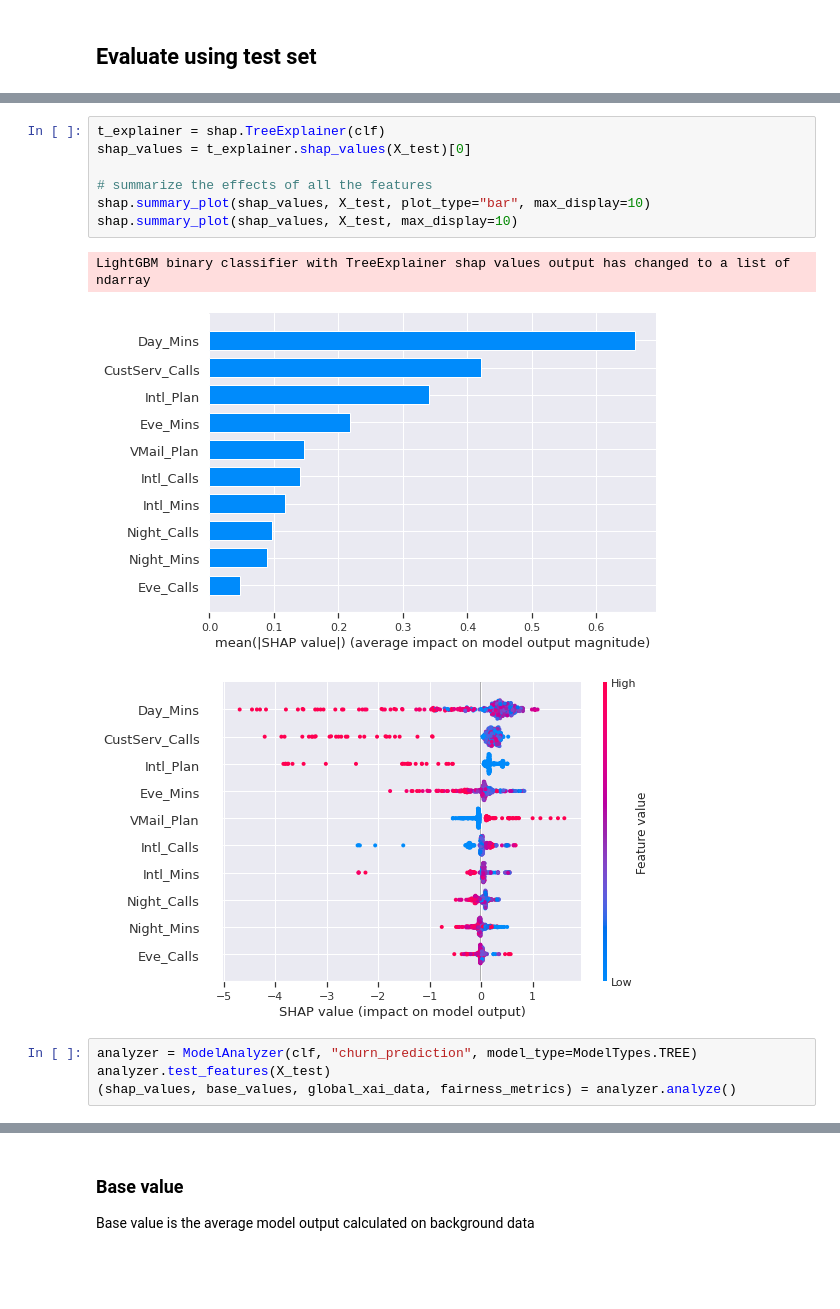
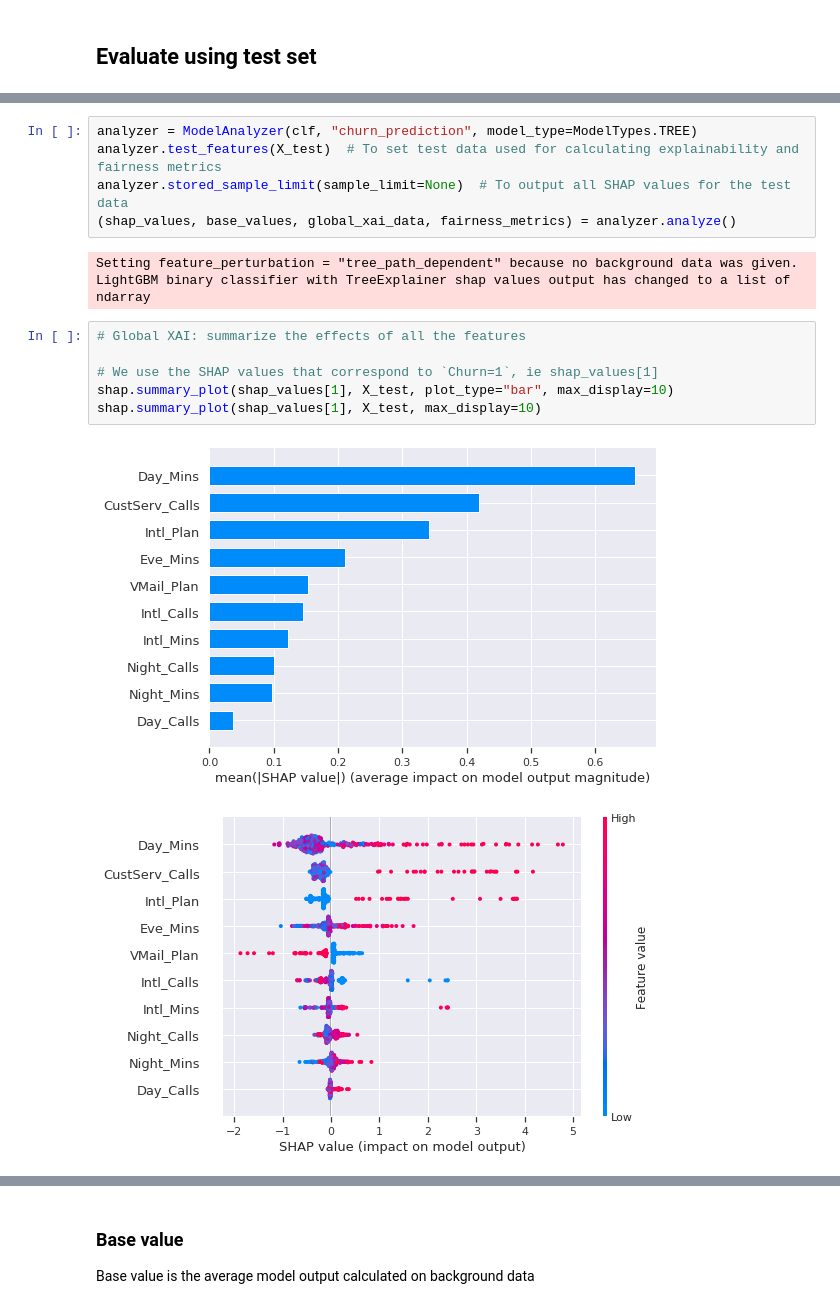
Before and after one commit to basisai/churn_prediction, a Jupyter notebook: doc/churn_prediction.ipynb, the cells around one changed output, grey strips where cells are left out. Cells and saved outputs as stored; diff of their text form; blank space fills up the shorter version.

```diff
--- a/doc/churn_prediction.ipynb
+++ b/doc/churn_prediction.ipynb
@@ -221,16 +236,18 @@ plt.show()
+# %%
+analyzer = ModelAnalyzer(clf, "churn_prediction", model_type=ModelTypes.TREE)
+analyzer.test_features(X_test)  # To set test data used for calculating explainability and fairness metrics
+analyzer.stored_sample_limit(sample_limit=None)  # To output all SHAP values for the test data
+(shap_values, base_values, global_xai_data, fairness_metrics) = analyzer.analyze()
+# %% [output]
+Setting feature_perturbation = "tree_path_dependent" because no background data was given.
+LightGBM binary classifier with TreeExplainer shap values output has changed to a list of ndarray
 # %%
-t_explainer = shap.TreeExplainer(clf)
-shap_values = t_explainer.shap_values(X_test)[0]
+# Global XAI: summarize the effects of all the features
 
-# summarize the effects of all the features
-shap.summary_plot(shap_values, X_test, plot_type="bar", max_display=10)
-shap.summary_plot(shap_values, X_test, max_display=10)
+# We use the SHAP values that correspond to `Churn=1`, ie shap_values[1]
+shap.summary_plot(shap_values[1], X_test, plot_type="bar", max_display=10)
+shap.summary_plot(shap_values[1], X_test, max_display=10)
 # %% [output]
-LightGBM binary classifier with TreeExplainer shap values output has changed to a list of ndarray
-[figure, old version]
+[figure, new version]
-[figure, old version]
+[figure, new version]
-# %%
-analyzer = ModelAnalyzer(clf, "churn_prediction", model_type=ModelTypes.TREE)
-analyzer.test_features(X_test)
-(shap_values, base_values, global_xai_data, fairness_metrics) = analyzer.analyze()
 # %% [markdown]
```
Also changed, not shown: parts of 13 cells of this notebook.
